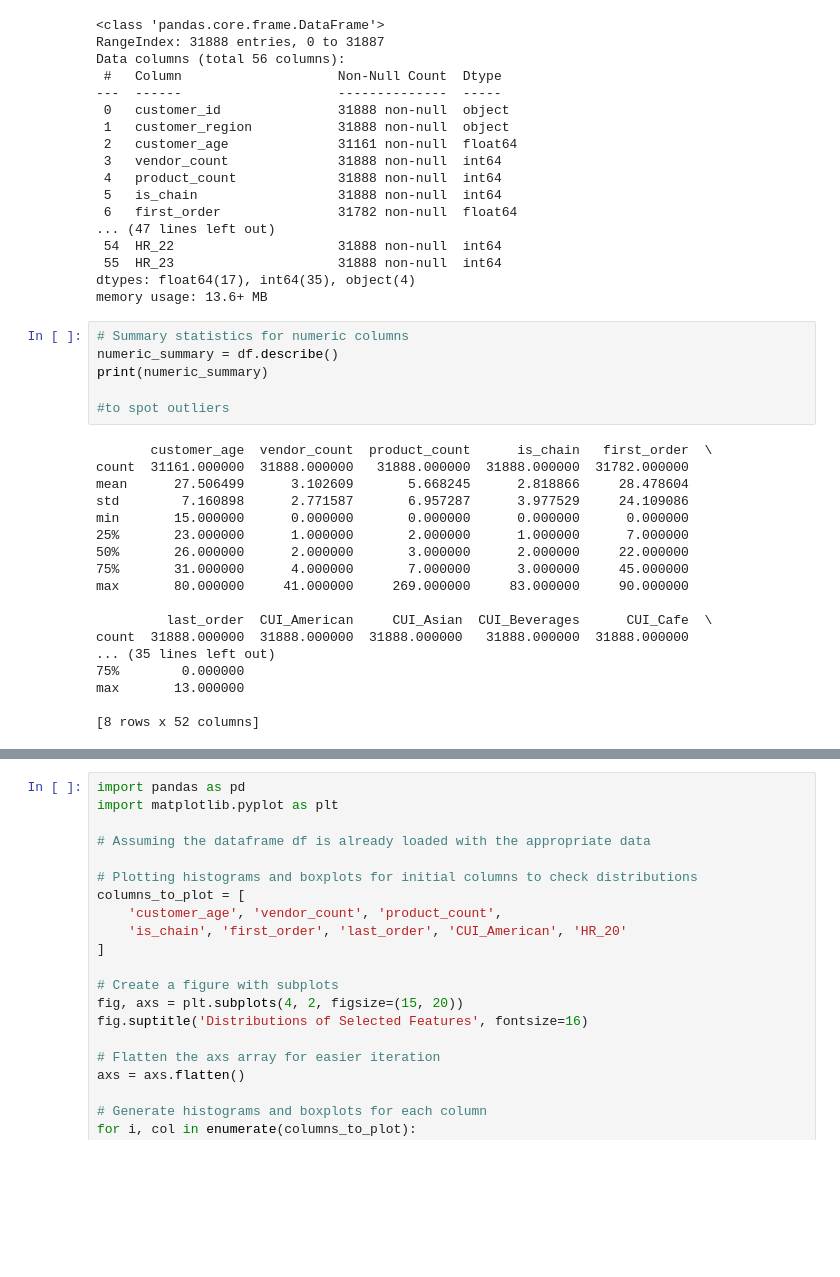
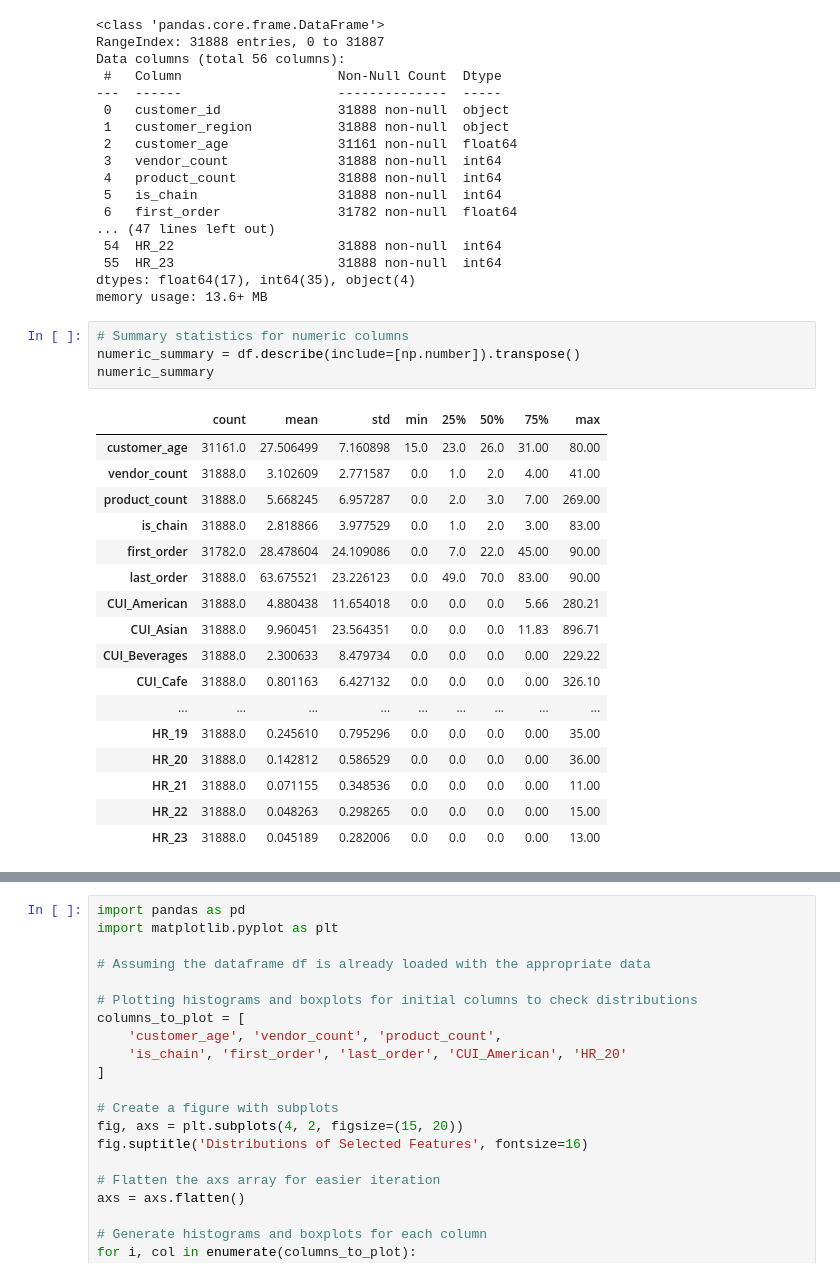
Before and after one commit to Benerugg/DM_Group50, a Jupyter notebook: src/notebooks/Testfile.ipynb, the cells around one changed output, grey strips where cells are left out. Cells and saved outputs as stored; diff of their text form; blank space fills up the shorter version.

```diff
--- a/src/notebooks/Testfile.ipynb
+++ b/src/notebooks/Testfile.ipynb
@@ -152,28 +132,26 @@ dtypes: float64(17), int64(35), object(4)
 memory usage: 13.6+ MB
 # %%
 # Summary statistics for numeric columns
-numeric_summary = df.describe()
-print(numeric_summary)
-
-#to spot outliers
+numeric_summary = df.describe(include=[np.number]).transpose()
+numeric_summary
 # %% [output]
-       customer_age  vendor_count  product_count      is_chain   first_order  \
-count  31161.000000  31888.000000   31888.000000  31888.000000  31782.000000
-mean      27.506499      3.102609       5.668245      2.818866     28.478604
-std        7.160898      2.771587       6.957287      3.977529     24.109086
-min       15.000000      0.000000       0.000000      0.000000      0.000000
-25%       23.000000      1.000000       2.000000      1.000000      7.000000
-50%       26.000000      2.000000       3.000000      2.000000     22.000000
-75%       31.000000      4.000000       7.000000      3.000000     45.000000
-max       80.000000     41.000000     269.000000     83.000000     90.000000
-
-         last_order  CUI_American     CUI_Asian  CUI_Beverages      CUI_Cafe  \
-count  31888.000000  31888.000000  31888.000000   31888.000000  31888.000000
-... (35 lines left out)
-75%        0.000000
-max       13.000000
-
-[8 rows x 52 columns]
+|  | count | mean | std | min | 25% | 50% | 75% | max |
+| customer_age | 31161.0 | 27.506499 | 7.160898 | 15.0 | 23.0 | 26.0 | 31.00 | 80.00 |
+| vendor_count | 31888.0 | 3.102609 | 2.771587 | 0.0 | 1.0 | 2.0 | 4.00 | 41.00 |
+| product_count | 31888.0 | 5.668245 | 6.957287 | 0.0 | 2.0 | 3.0 | 7.00 | 269.00 |
+| is_chain | 31888.0 | 2.818866 | 3.977529 | 0.0 | 1.0 | 2.0 | 3.00 | 83.00 |
+| first_order | 31782.0 | 28.478604 | 24.109086 | 0.0 | 7.0 | 22.0 | 45.00 | 90.00 |
+| last_order | 31888.0 | 63.675521 | 23.226123 | 0.0 | 49.0 | 70.0 | 83.00 | 90.00 |
+| CUI_American | 31888.0 | 4.880438 | 11.654018 | 0.0 | 0.0 | 0.0 | 5.66 | 280.21 |
+| CUI_Asian | 31888.0 | 9.960451 | 23.564351 | 0.0 | 0.0 | 0.0 | 11.83 | 896.71 |
+| CUI_Beverages | 31888.0 | 2.300633 | 8.479734 | 0.0 | 0.0 | 0.0 | 0.00 | 229.22 |
+| CUI_Cafe | 31888.0 | 0.801163 | 6.427132 | 0.0 | 0.0 | 0.0 | 0.00 | 326.10 |
+| ... | ... | ... | ... | ... | ... | ... | ... | ... |
+| HR_19 | 31888.0 | 0.245610 | 0.795296 | 0.0 | 0.0 | 0.0 | 0.00 | 35.00 |
+| HR_20 | 31888.0 | 0.142812 | 0.586529 | 0.0 | 0.0 | 0.0 | 0.00 | 36.00 |
+| HR_21 | 31888.0 | 0.071155 | 0.348536 | 0.0 | 0.0 | 0.0 | 0.00 | 11.00 |
+| HR_22 | 31888.0 | 0.048263 | 0.298265 | 0.0 | 0.0 | 0.0 | 0.00 | 15.00 |
+| HR_23 | 31888.0 | 0.045189 | 0.282006 | 0.0 | 0.0 | 0.0 | 0.00 | 13.00 |
 # %% [markdown]
 2.
 vendor_count and product_count
```
Also changed, not shown: parts of 2 cells of this notebook, 3 other files.
